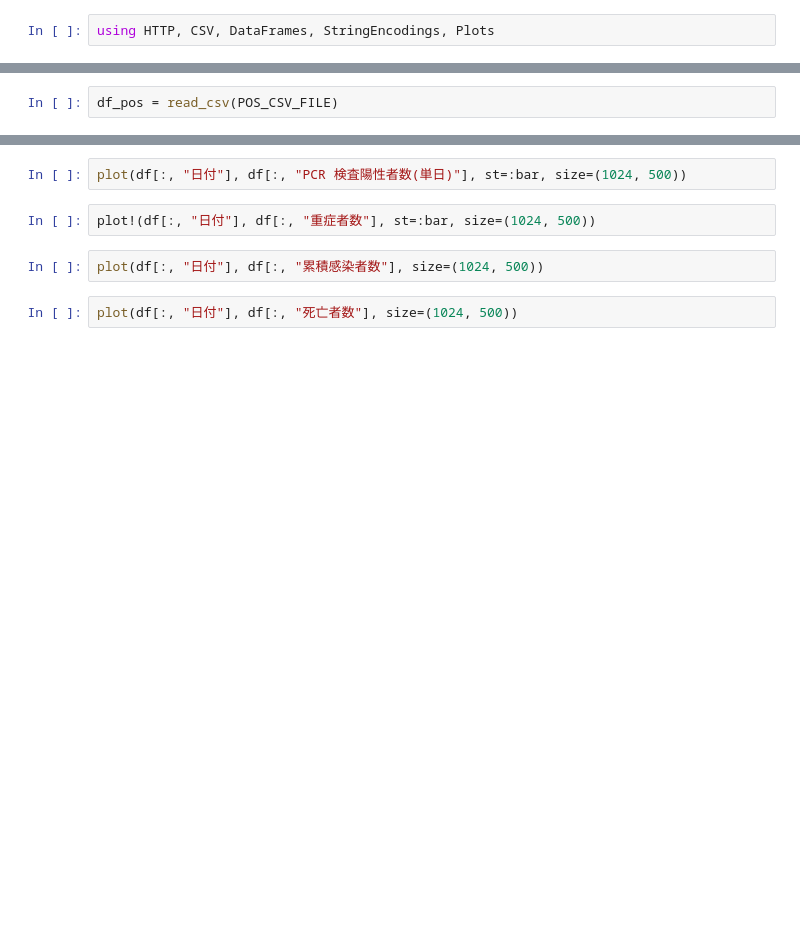
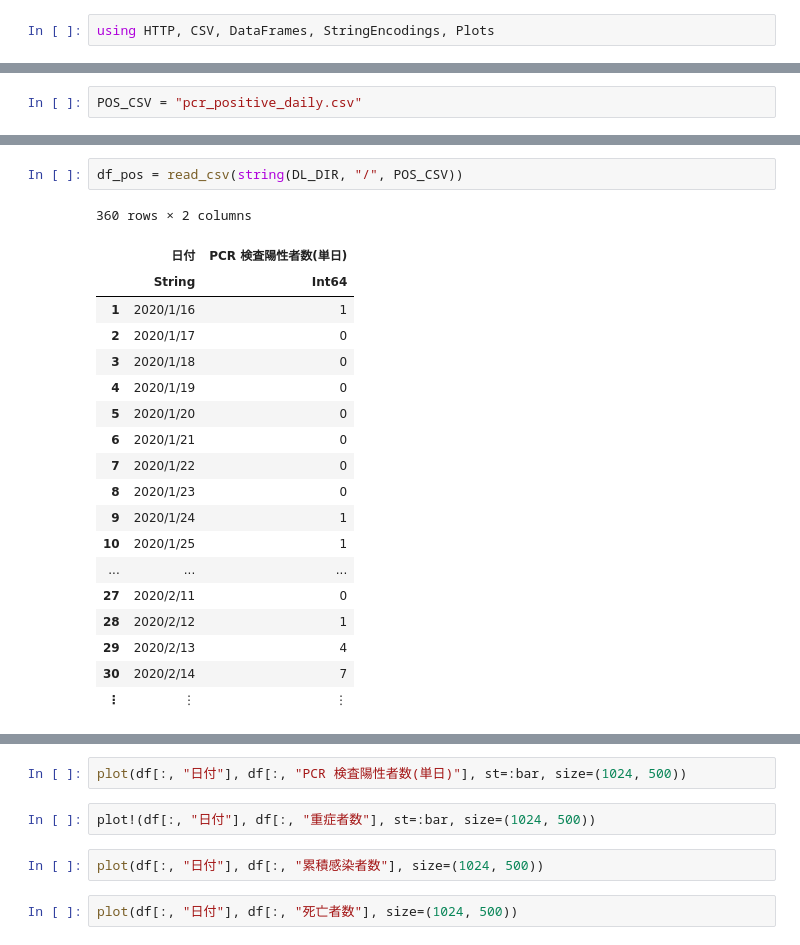
Before and after one commit to ume77/covid_19_jp_statistic, a Jupyter notebook: covid_19_jp.ipynb, the cells around one changed output, grey strips where cells are left out. Cells and saved outputs as stored; diff of their text form; blank space fills up the shorter version.

```diff
--- a/covid_19_jp.ipynb
+++ b/covid_19_jp.ipynb
@@ -10,0 +7,2 @@ DTH_CSV_URL = "https://www.mhlw.go.jp/content/death_total.csv"
+# %%
+POS_CSV = "pcr_positive_daily.csv"
@@ -44,3 +106,23 @@ end
 # %%
-df_pos = read_csv(POS_CSV_FILE)
+df_pos = read_csv(string(DL_DIR, "/", POS_CSV))
+# %% [output]
+360 rows × 2 columns
+|  | 日付 | PCR 検査陽性者数(単日) |
+|  | String | Int64 |
+| 1 | 2020/1/16 | 1 |
+| 2 | 2020/1/17 | 0 |
+| 3 | 2020/1/18 | 0 |
+| 4 | 2020/1/19 | 0 |
+| 5 | 2020/1/20 | 0 |
+| 6 | 2020/1/21 | 0 |
+| 7 | 2020/1/22 | 0 |
+| 8 | 2020/1/23 | 0 |
+| 9 | 2020/1/24 | 1 |
+| 10 | 2020/1/25 | 1 |
+| ... | ... | ... |
+| 27 | 2020/2/11 | 0 |
+| 28 | 2020/2/12 | 1 |
+| 29 | 2020/2/13 | 4 |
+| 30 | 2020/2/14 | 7 |
+| ⋮ | ⋮ | ⋮ |
 # %%
```
Also changed, not shown: parts of 36 cells of this notebook.
